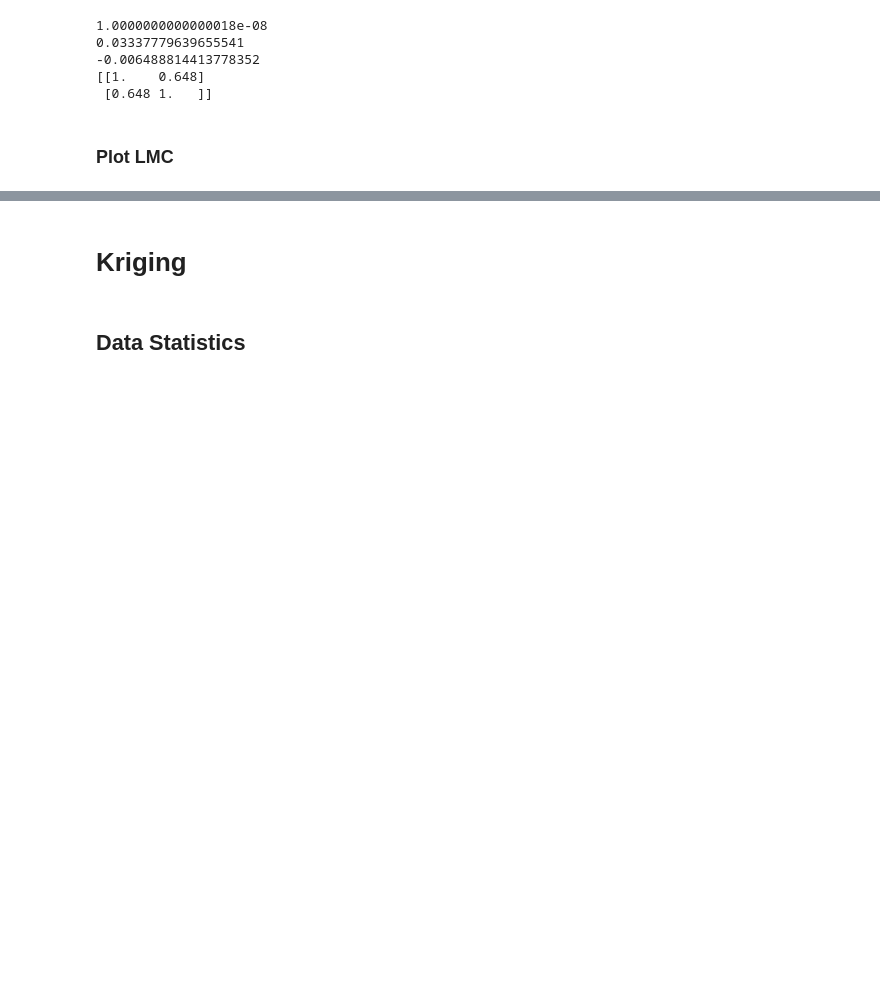
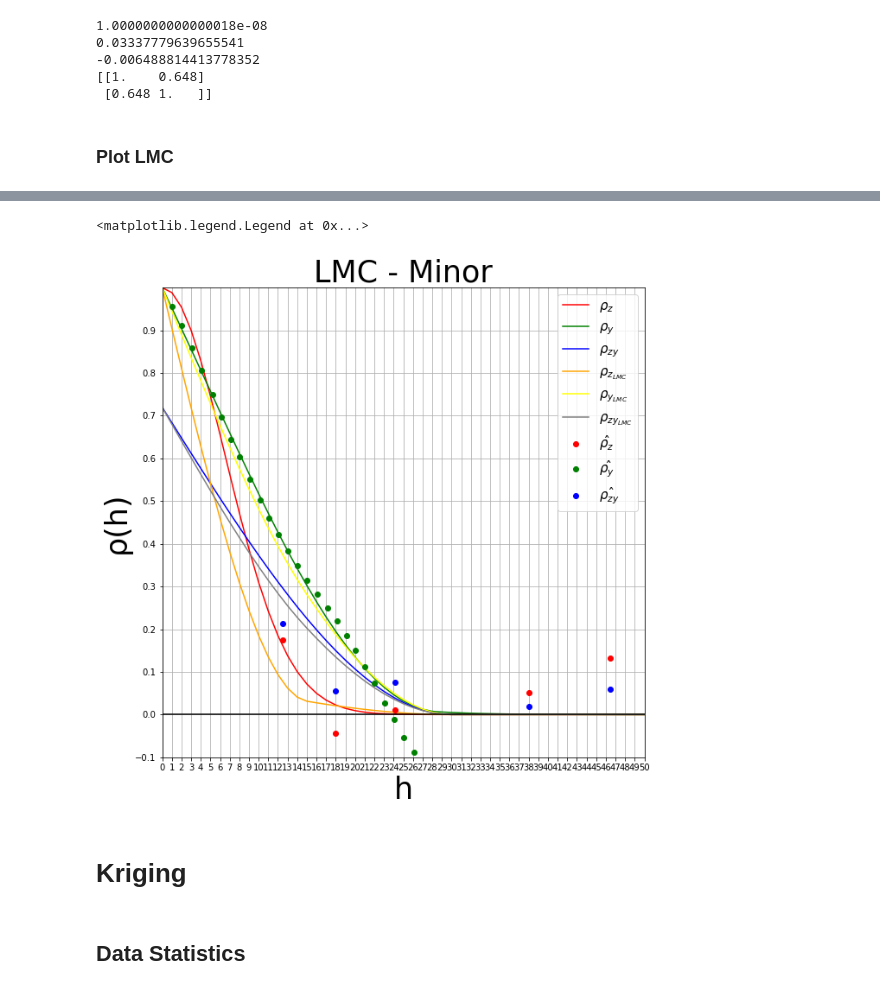
Before and after one commit to msamson10/Multivariate-Kriging, a Jupyter notebook: Simulated_Example/Simulated Multivariate Kriging.ipynb, the cells around one changed output, grey strips where cells are left out. Cells and saved outputs as stored; diff of their text form; code cells hidden in the pictures; blank space fills up the shorter version.

```diff
--- a/Simulated_Example/Simulated Multivariate Kriging.ipynb
+++ b/Simulated_Example/Simulated Multivariate Kriging.ipynb
@@ -386,3 +425,29 @@ plt.savefig('../0-Figures/MM1_MM2_var_major')
+# %%
+def C_ZY(h1,h2,k,corr):
+    C = []
+    nstruct = 1
+    vtype = [1]
+    a_max = [45]
+    a_min = [30]
+    Azimuth = 90
+    cc = [corr]
+    c= 0
+    for i in range(nstruct):
+        Q1 = h1.copy()
+        Q2 = h2.copy()
+        if k == 0:
+            d = distance_matrix(np.matmul(Q1,Rot_Mat(Azimuth,a_max[i],a_min[i])),
+                                np.matmul(Q2,Rot_Mat(Azimuth,a_max[i],a_min[i])))
+        elif k == 1:
+            d = np.sqrt(np.square((np.matmul(Q1,Rot_Mat(Azimuth,a_max[i],a_min[i])))-
+                              np.tile((np.matmul(Q2,Rot_Mat(Azimuth,a_max[i],a_min[i]))),(k,1))).sum(axis=1))
+            d = np.asarray(d).reshape(len(d))
+        elif k == 2:
+            d = Q1/a_max[i]
+        elif k == 3:
+            d = Q1/a_min[i]
+        c = c + covar(vtype[i],d,1)*cc[i]
+    return c
 # %% [markdown]
 ## LMC
 # %% [markdown]
@@ -581,36 +647,39 @@ for h in range(0,51):
 fig, axes = plt.subplots(1,1, figsize=(10,10))
 axes.plot(H,cz_True,color= 'red',label = '$\u03C1_{z}$')
 axes.plot(H,cy,color = 'Green',label = '$\u03C1_{y}$')
 axes.plot(H,czy,color = 'Blue',label = '$\u03C1_{zy}$')
 
 
 for h in range(0,51):
     cy_LMC[h] = C_Y_LMC(np.matrix(h),np.matrix(h),3)
     cz_LMC[h] = C_Z_LMC(np.matrix(h),np.matrix(h),3)
     czy_LMC[h] = C_ZY_LMC(np.matrix(h),np.matrix(h),3,corr)
 
 axes.plot(H,cz_LMC,color= 'Orange',label = '$\u03C1_{z_{LMC}}$')
 axes.plot(H,cy_LMC,color = 'Yellow',label = '$\u03C1_{y_{LMC}}$')
 axes.plot(H,czy_LMC,color = 'Grey',label = '$\u03C1_{zy_{LMC}}$')
 
 
-axes.plot(varcalcfl_1.data['Lag Distance'][varcalcfl_1.data['Variogram Index']==2]
-               ,1-varcalcfl_1.data['Variogram Value'][varcalcfl_1.data['Variogram Index']==2]
+axes.plot(varcalcfl_1['Lag Distance'][varcalcfl_1['Variogram Index']==2]
+               ,1-varcalcfl_1['Variogram Value'][varcalcfl_1['Variogram Index']==2]
                ,'ro',color ='Red',label = '$\hat{\u03C1_{z}}$')
-axes.plot(varcalcfl_2.data['Lag Distance'][varcalcfl_2.data['Variogram Index']==2]
-               ,1-varcalcfl_2.data['Variogram Value'][varcalcfl_2.data['Variogram Index']==2]
+axes.plot(varcalcfl_2['Lag Distance'][varcalcfl_2['Variogram Index']==2]
+               ,1-varcalcfl_2['Variogram Value'][varcalcfl_2['Variogram Index']==2]
                ,'ro',color ='Green',label = '$\hat{\u03C1_{y}}$')
-axes.plot(varcalcfl_3.data['Lag Distance'][varcalcfl_3.data['Variogram Index']==2]
-               ,corr-varcalcfl_3.data['Variogram Value'][varcalcfl_3.data['Variogram Index']==2]
+axes.plot(varcalcfl_3['Lag Distance'][varcalcfl_3['Variogram Index']==2]
+               ,corr-varcalcfl_3['Variogram Value'][varcalcfl_3['Variogram Index']==2]
                ,'ro',color ='Blue',label = '$\hat{\u03C1_{zy}}$')
 axes.plot(H,ones,color = 'Black')
 axes.grid()
 plt.xlim(0,29)
 plt.xticks(np.arange(min(H), max(H)+1, 1.0))
 plt.ylim(-0.1,1)
 plt.yticks(np.arange(-0.1, 1, 0.1))
 plt.ylabel('\u03C1(h)',size=35)
 plt.xlabel('h',size=35)
 plt.title('LMC - Minor',size = 35)
 axes.legend(loc='best', prop={"size":15})
 #plt.savefig('../0-Figures/MM1_MM2_var')
+# %% [output]
+<matplotlib.legend.Legend at 0x...>
+[figure, added]
```
Also changed, not shown: parts of 5 cells of this notebook.
